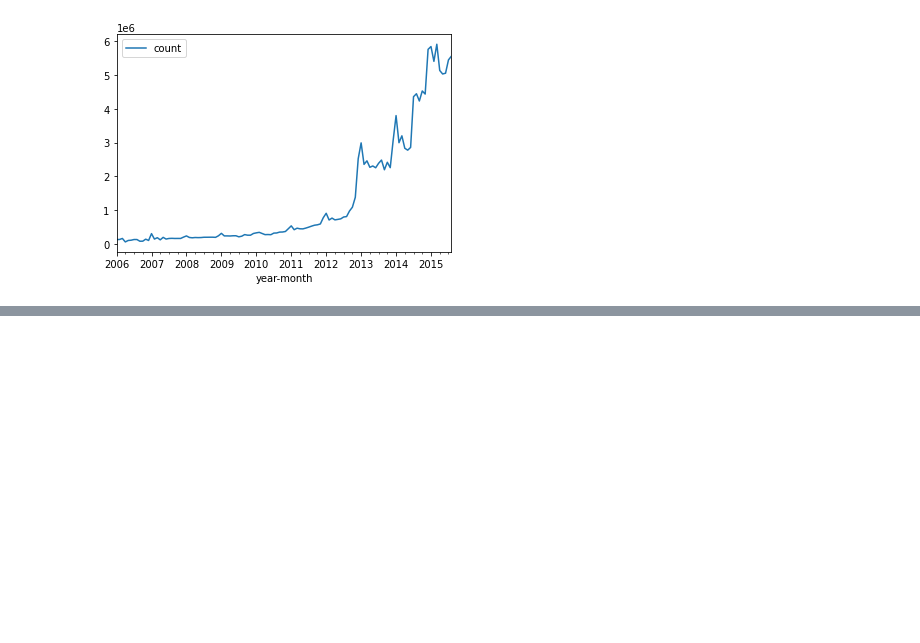
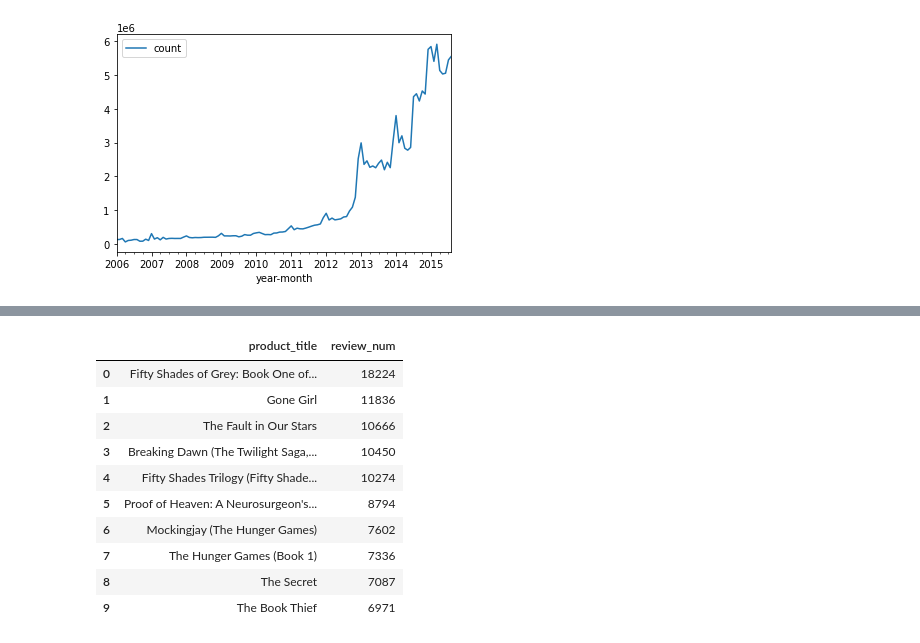
Before and after one commit to Jaycee-Hu/ANLY-502, a Jupyter notebook: project v2.ipynb, the cells around one changed output, grey strips where cells are left out. Cells and saved outputs as stored; diff of their text form; code cells hidden in the pictures; blank space fills up the shorter version.

```diff
--- a/project v2.ipynb
+++ b/project v2.ipynb
@@ -192,0 +226,20 @@ top10_category_review.plot(kind='bar',x='product_category',y='count')
+# %%
+# select books with top 10 review amount
+spark.sql(
+    """select product_title, count(*) as review_num from ustbl
+    where product_category = 'Books' and year > 2005
+    group by product_title
+    order by review_num DESC
+    limit 10""").toPandas()
+# %% [output]
+|  | product_title | review_num |
+| 0 | Fifty Shades of Grey: Book One of... | 18224 |
+| 1 | Gone Girl | 11836 |
+| 2 | The Fault in Our Stars | 10666 |
+| 3 | Breaking Dawn (The Twilight Saga,... | 10450 |
+| 4 | Fifty Shades Trilogy (Fifty Shade... | 10274 |
+| 5 | Proof of Heaven: A Neurosurgeon's... | 8794 |
+| 6 | Mockingjay (The Hunger Games) | 7602 |
+| 7 | The Hunger Games (Book 1) | 7336 |
+| 8 | The Secret | 7087 |
+| 9 | The Book Thief | 6971 |
```
Also changed, not shown: parts of 73 cells of this notebook.
